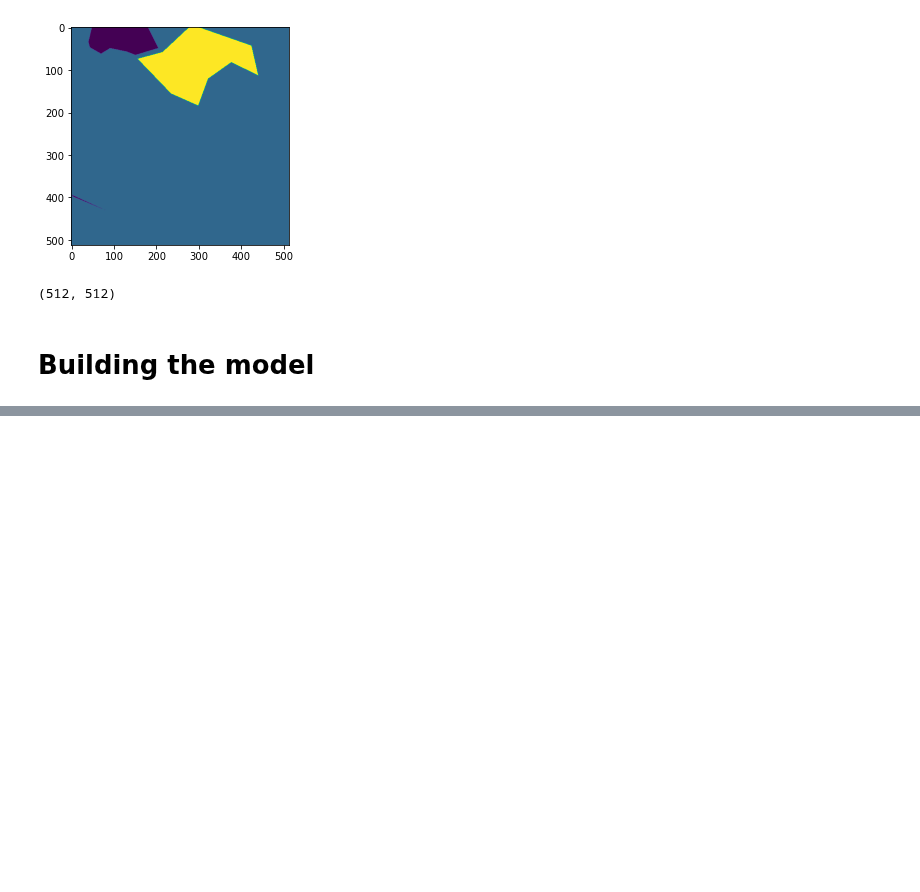
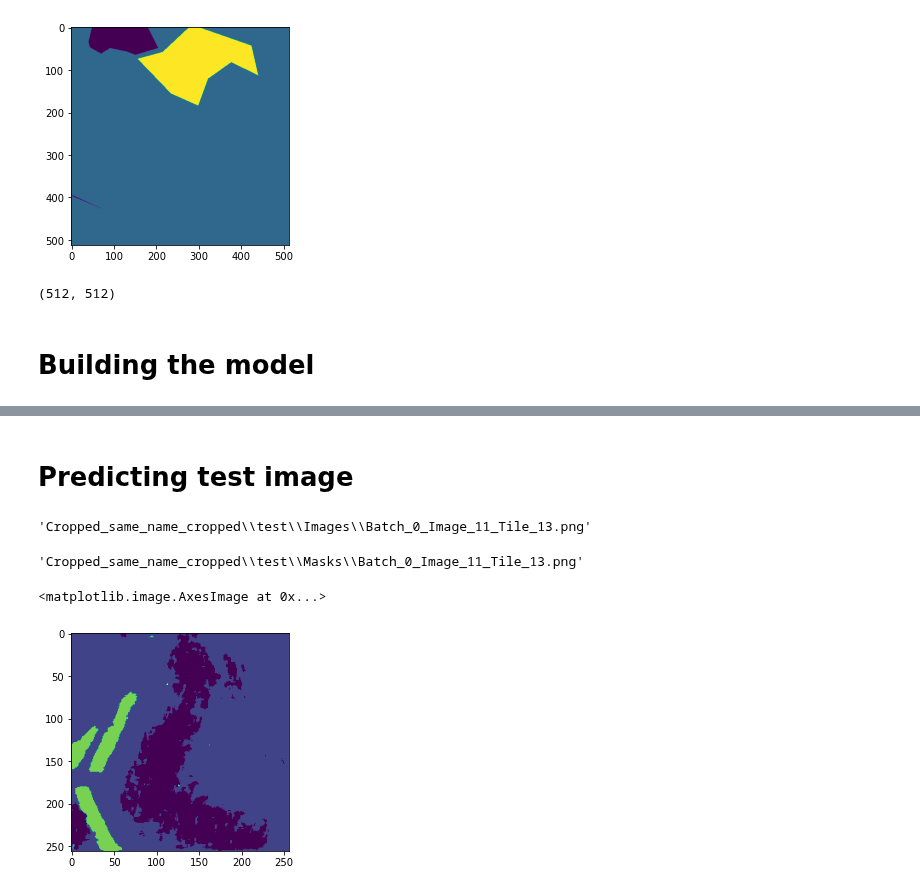
Before and after one commit to CSCCNY/final-project-landandbuildingsatimg-ccny, a Jupyter notebook: notebooks/scratch/01-SM_VGG16_UNET.ipynb, the cells around one changed output, grey strips where cells are left out. Saved outputs shown, nothing was run; the diff lists cells and outputs as text; code cells hidden in the pictures; blank space fills up the shorter version.

```diff
--- a/notebooks/scratch/01-SM_VGG16_UNET.ipynb
+++ b/notebooks/scratch/01-SM_VGG16_UNET.ipynb
@@ -244,10 +240,15 @@ callbacks = [ModelCheckpoint(filepath='Model_save\vgg_unet_best_weight\model_wei
 # %%
+from datetime import datetime
+start = datetime.now()
 model.train(
     train_images =  "Cropped_same_name_cropped/train/Images/",
     train_annotations = "Cropped_same_name_cropped/train/Masks/",
-    checkpoints_path = "Model_save/vgg_unet/vgg_unet_config.json" ,
-    epochs=50,
-    callbacks =callbacks
-
+    checkpoints_path = "Cropped_same_name_cropped/Model_Save/VGG_UNET_callbacks/Checkpoints/vgg_unet_config.json" ,
+    train_images =  "Cropped_same_name_cropped/val/Images/",
+    train_annotations = "Cropped_same_name_cropped/val/Masks/",
+    epochs=25,
+    #callbacks = callback
 )
+end = datetime.now()
+print("\nTime Taken for testing: %s" % (end-start))
 # %% [output]
@@ -255,5 +273,22 @@ NameError: name 'model' is not defined
+# %% [markdown]
+# Predicting test image
+# %%
+reading_image = glob.glob(r'Cropped_same_name_cropped\test\Images\*.png')
+reading_image[4]
+# %% [output]
+'Cropped_same_name_cropped\\test\\Images\\Batch_0_Image_11_Tile_13.png'
+# %%
+reading_mask = glob.glob(r'Cropped_same_name_cropped\test\Masks\*.png')
+reading_mask[4]
+# %% [output]
+'Cropped_same_name_cropped\\test\\Masks\\Batch_0_Image_11_Tile_13.png'
 # %%
 out = model.predict_segmentation(
-    inp="dataset1/images_prepped_test/0016E5_07965.png",
-    out_fname="/tmp/out.png"
+    inp= reading_image[4],
+    out_fname='Cropped_same_name_cropped/VGG_UNET_predictions/out.png'
 )
+# %%
+plt.imshow(out)
+# %% [output]
+<matplotlib.image.AxesImage at 0x...>
+[figure, added]
```
Also changed, not shown: parts of 18 cells of this notebook.
